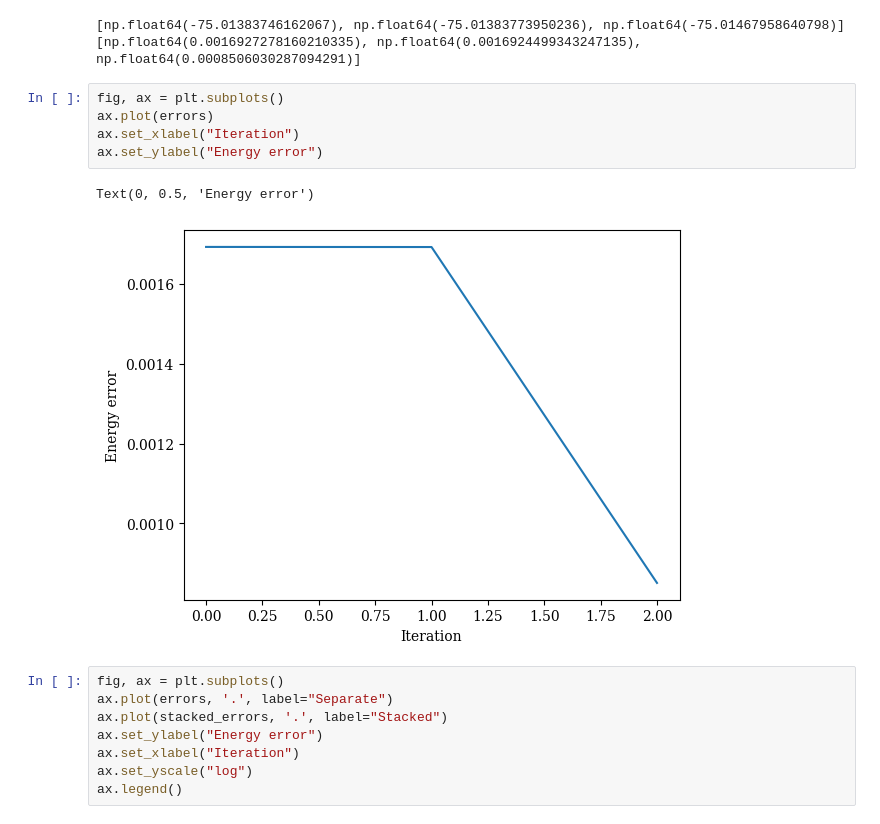
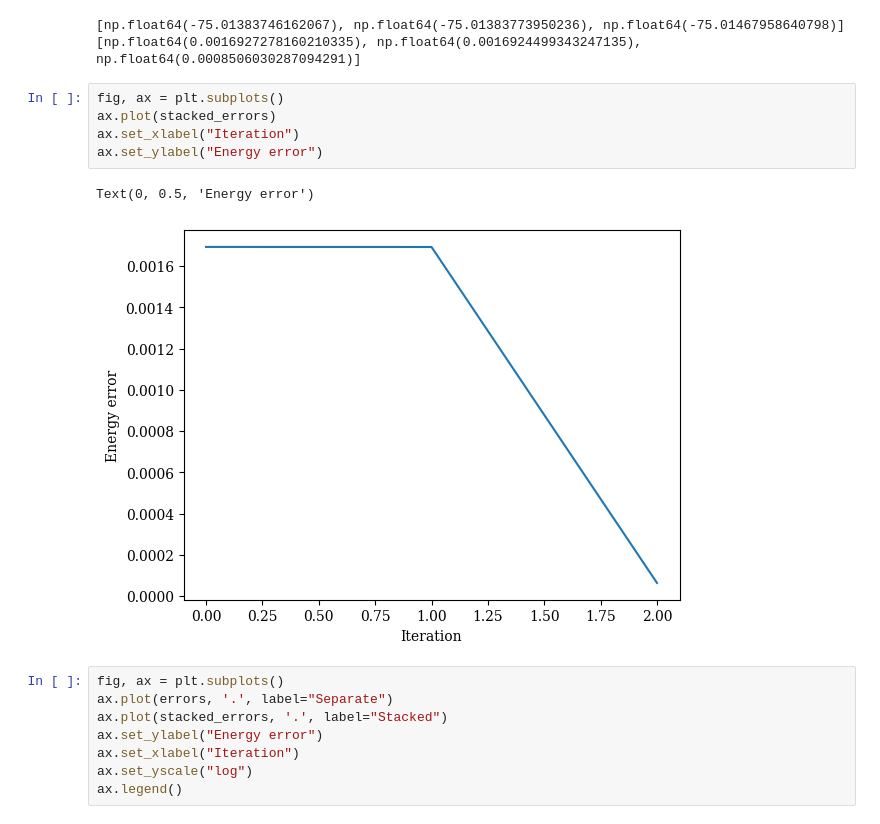
Before and after one commit to mafaldaramoa/ceo-adapt-vqe, a Jupyter notebook: examples/adapt_isqd_tn.ipynb, the cells around one changed output. Drawn from its saved outputs; the diff is of its cells as text.

Commit message:
Fixed a plot.

```diff
--- a/examples/adapt_isqd_tn.ipynb
+++ b/examples/adapt_isqd_tn.ipynb
@@ -507,12 +507,12 @@ print(errors)
 [np.float64(0.0016927278160210335), np.float64(0.0016924499343247135), np.float64(0.0008506030287094291)]
 # %%
 fig, ax = plt.subplots()
-ax.plot(errors)
+ax.plot(stacked_errors)
 ax.set_xlabel("Iteration")
 ax.set_ylabel("Energy error")
 # %% [output]
 Text(0, 0.5, 'Energy error')
-[figure, old version]
+[figure, new version]
 # %%
 fig, ax = plt.subplots()
 ax.plot(errors, '.', label="Separate")
```
